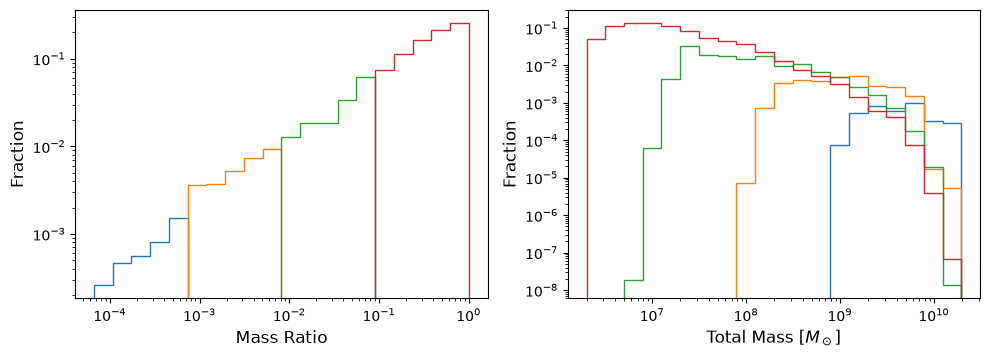
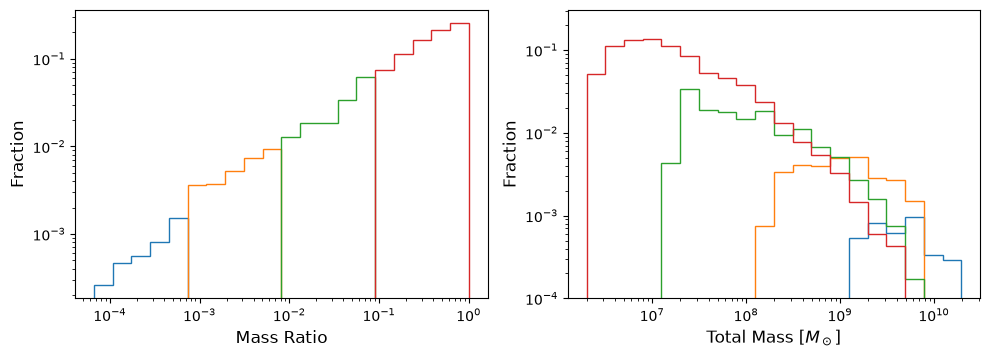
The notebook cell's code change between the first figure and the second:
--- before
+++ after
@@ -20,4 +20,5 @@
 mtot_hist.set_xlabel(r'Total Mass $[M_\odot]$')
 mtot_hist.set_ylabel('Fraction')
+mtot_hist.set_ylim(10e-5, None)
 
 # make_hist(fig, pobs_hist, pobs, masks=masks)

Commit: change ylim